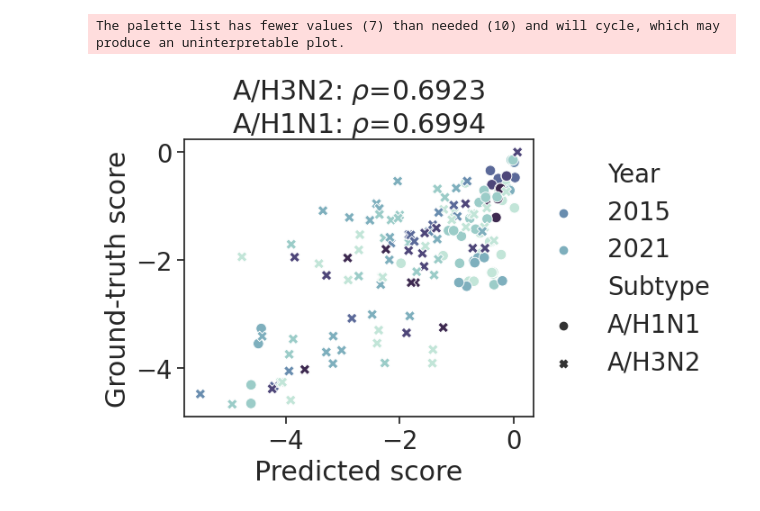
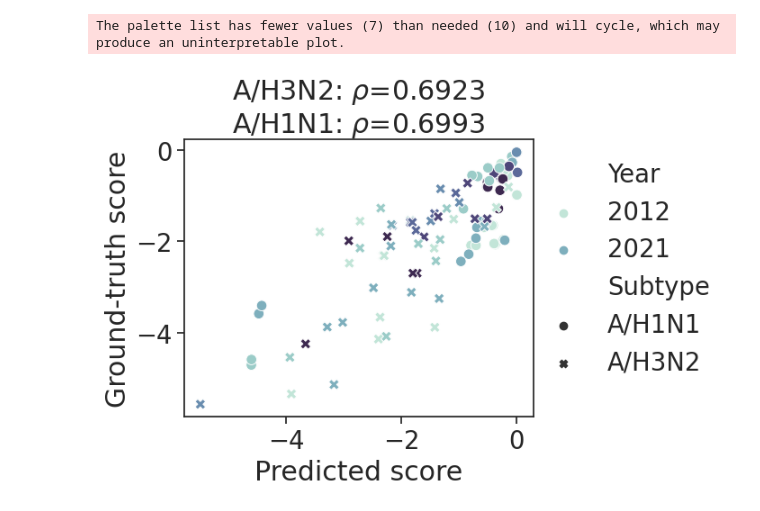
Before and after one commit to wxsh1213/vaxseer, a Jupyter notebook: evaluation/jupyter_notebooks_figs/Fig1b_predicted_and_ground_truth_coverage_scores.ipynb, the cells around one changed output. Cells and saved outputs as stored; diff of their text form; code cells hidden in the pictures.

Commit message:
update figures

```diff
--- a/evaluation/jupyter_notebooks_figs/Fig1b_predicted_and_ground_truth_coverage_scores.ipynb
+++ b/evaluation/jupyter_notebooks_figs/Fig1b_predicted_and_ground_truth_coverage_scores.ipynb
@@ -64,60 +63,42 @@ for subtype in ("A/H3N2", "A/H1N1"):
         model2df = all_model2df[model]
         model2df = model2df[model2df["subtype"] == subtype]
 
-        mask_clade = ~np.isnan(model2df["gt_score_clade"])
-        mask_clade = np.logical_and(mask_clade, model2df["coverage_clade"]>clade_threshold)
-
         mask_seq = ~np.isnan(model2df["gt_score_seq"])
         mask_seq = np.logical_and(mask_seq, model2df["coverage_seq"]>seq_threshold)
 
-        spearman_rank_clade, pvalue_clade = stats.spearmanr(model2df["score"][mask_clade], model2df["gt_score_clade"][mask_clade])
         spearman_rank_seq, pvalue_seq = stats.spearmanr(model2df["score"][mask_seq], model2df["gt_score_seq"][mask_seq])
 
-        rmse_seq = np.mean((model2df["score"][mask_seq] - model2df["gt_score_seq"][mask_seq]) ** 2)
-        rmse_seq = np.sqrt(rmse_seq)
-        mse_clade = np.mean((model2df["score"][mask_clade] - model2df["gt_score_clade"][mask_clade]) ** 2)
-        rmse_clade = np.sqrt(mse_clade)
-
-        pearson_clade, pearson_pvalue_clade = stats.pearsonr(model2df["score"][mask_clade], model2df["gt_score_clade"][mask_clade])
-        pearson_seq, pearson_pvalue_seq = stats.pearsonr(model2df["score"][mask_seq], model2df["gt_score_seq"][mask_seq])
-
-#         result_matrix_clade.append((model.split("___")[0], model.split("___")[1], spearman_rank_clade))
-#         result_matrix_seq.append((model.split("___")[0], model.split("___")[1], spearman_rank_seq))
-
-#         all_results.append([model, clade_threshold, seq_threshold, spearman_rank_clade, pvalue_clade,spearman_rank_seq, pvalue_seq, mask_clade.sum(), mask_seq.sum(), rmse_clade, rmse_seq, pearson_clade, pearson_seq])
-
         if model == "our___our":
-            results_of_our_model_clade[subtype] = (spearman_rank_clade, pvalue_clade)
             results_of_our_model_seq[subtype] = (spearman_rank_seq, pvalue_seq)
 #             print(subtype, results_of_our_model_clade, results_of_our_model_seq)
 # %%
 sns.set(font_scale=1.8, style="ticks")
 
 
 our_df = all_model2df["our___our"]
 our_df["neg_score"] = -our_df["score"]
-our_df["neg_gt_score_clade"] = -our_df["gt_score_clade"]
+our_df["neg_gt_score_clade"] = -our_df["gt_score_seq"]
 
-our_df["Year"] = ["_%s" % x if x not in ('2015', '2021') else x for x in our_df["year"]]
+our_df["Year"] = ["_%s" % x if x not in ('2012', '2021') else x for x in our_df["year"]]
 our_df["Subtype"] = our_df["subtype"]
 
 palette = sns.cubehelix_palette(start=0.5, dark=0.2, rot=-.5, n_colors=7)
 
 fig, ax = plt.subplots(figsize=(5, 4))
-ax = sns.scatterplot(data=our_df[our_df["coverage_clade"] > clade_threshold],
+ax = sns.scatterplot(data=our_df[our_df["coverage_seq"] > seq_threshold],
                      x="neg_score", y="neg_gt_score_clade", hue="Year", style="Subtype", s=70,
                     palette=palette, ax=ax) # , size="coverage_clade"
 ax.set_xlabel("Predicted score")
 ax.set_ylabel("Ground-truth score")
 
 ax.set_title(f"A/H3N2: $\\rho$=%.4lf\nA/H1N1: $\\rho$=%.4lf" % \
              (results_of_our_model_seq["A/H3N2"][0], results_of_our_model_seq["A/H1N1"][0]))
 
 ax.legend(frameon=False)
 sns.move_legend(ax, "upper left", bbox_to_anchor=(0.95, 1))
 
 plt.savefig("figs/scores_a_h3n2_and_a_h1n1_from_2015.pdf", format='pdf', bbox_inches='tight')
 plt.show()
 # %% [output]
 The palette list has fewer values (7) than needed (10) and will cycle, which may produce an uninterpretable plot.
-[figure, old version]
+[figure, new version]
```
Also changed, not shown: parts of 1 cell of this notebook, 3 other files.
